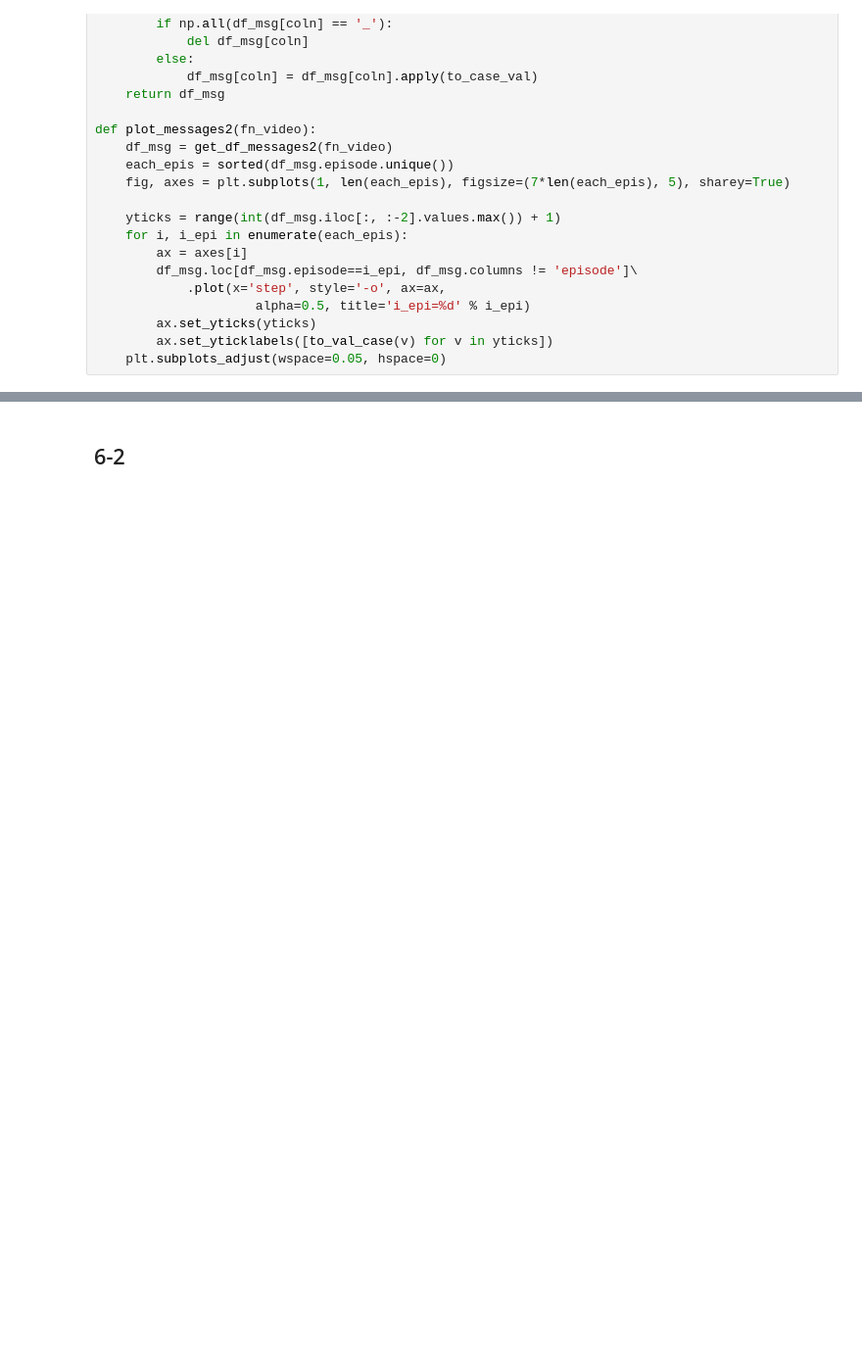
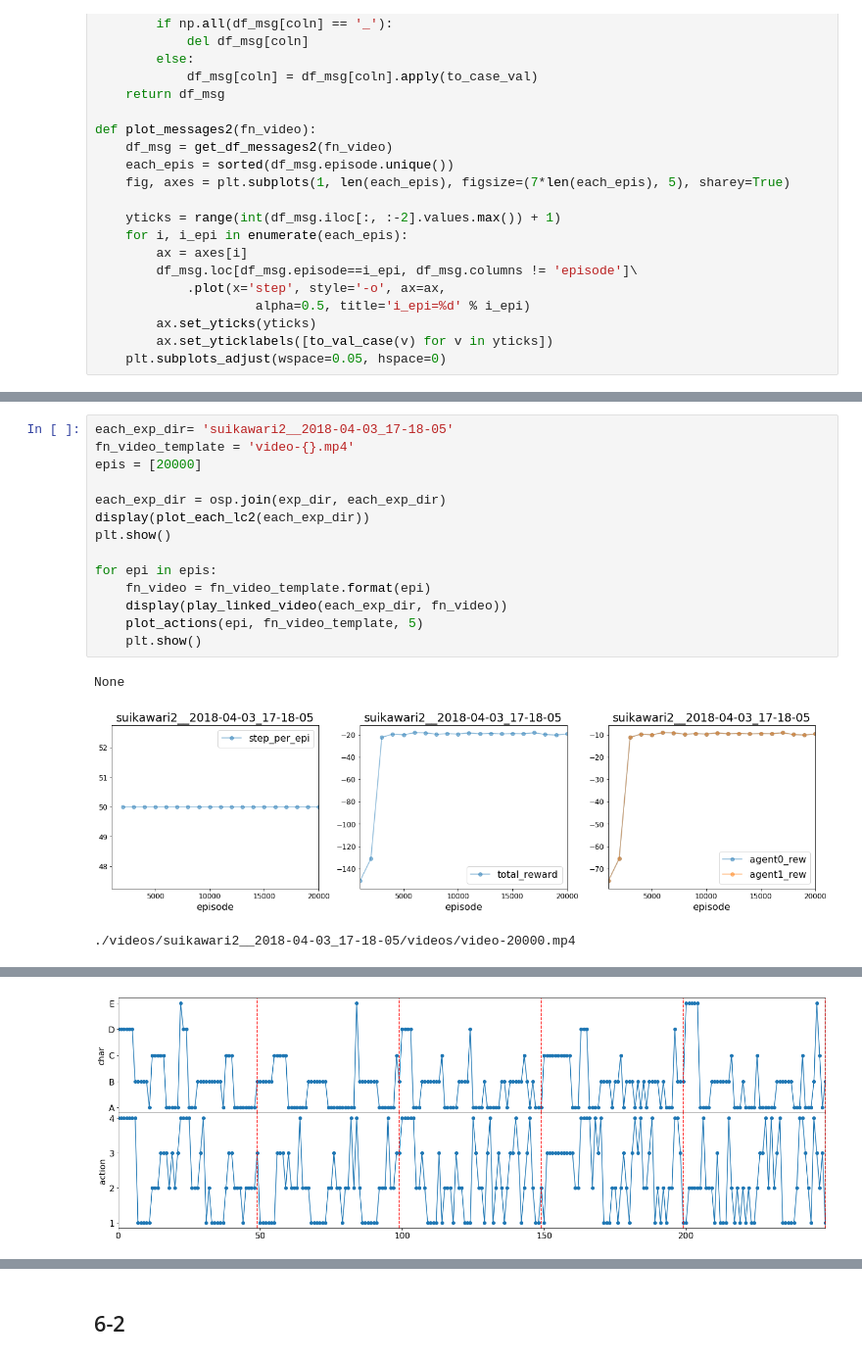
Before and after one commit to jkatsuta/exp-18-1q, a Jupyter notebook: maddpg/experiments/my_notes/ana_exp6.ipynb, the cells around one changed output, grey strips where cells are left out. Shown: that part at 98% size. Saved outputs shown, nothing was run; the diff lists cells and outputs as text; blank space fills up the shorter version.

Commit message:
add a new scenario suikawari2

```diff
--- a/maddpg/experiments/my_notes/ana_exp6.ipynb
+++ b/maddpg/experiments/my_notes/ana_exp6.ipynb
@@ -200,0 +201,18 @@ None
+# %%
+each_exp_dir= 'suikawari2__2018-04-03_17-18-05'
+fn_video_template = 'video-{}.mp4'
+epis = [20000]
+
+each_exp_dir = osp.join(exp_dir, each_exp_dir)
+display(plot_each_lc2(each_exp_dir))
+plt.show()
+
+for epi in epis:
+    fn_video = fn_video_template.format(epi)
+    display(play_linked_video(each_exp_dir, fn_video))
+    plot_actions(epi, fn_video_template, 5)
+    plt.show()
+# %% [output]
+None
+[figure, added]
+./videos/suikawari2__2018-04-03_17-18-05/videos/video-20000.mp4
@@ -200,0 +220 @@ None
+[figure, added]
```
Also changed, not shown: parts of 7 cells of this notebook, 56 other files.
